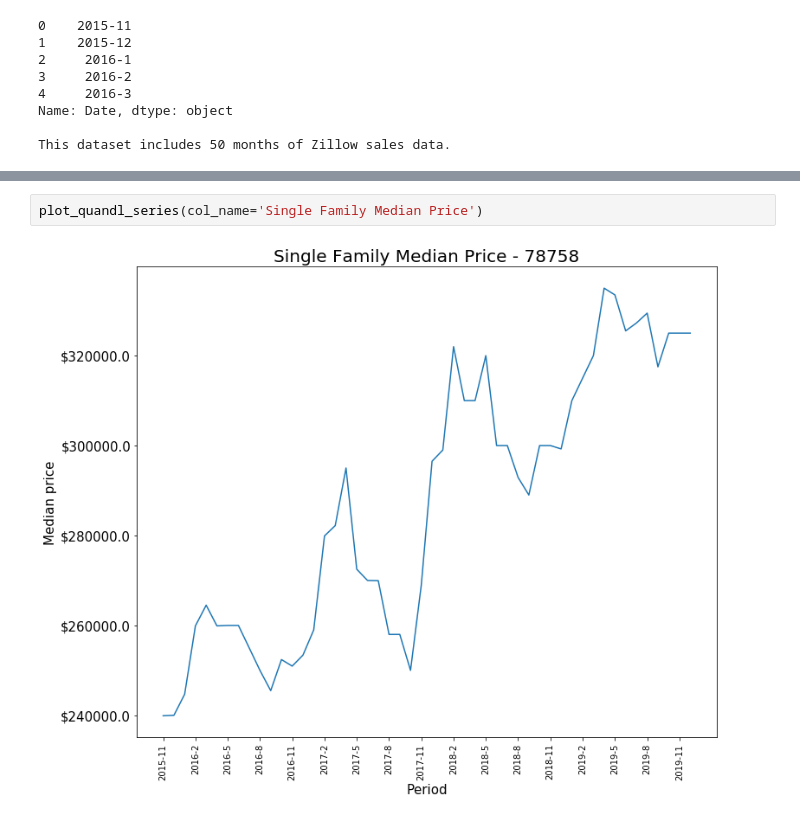
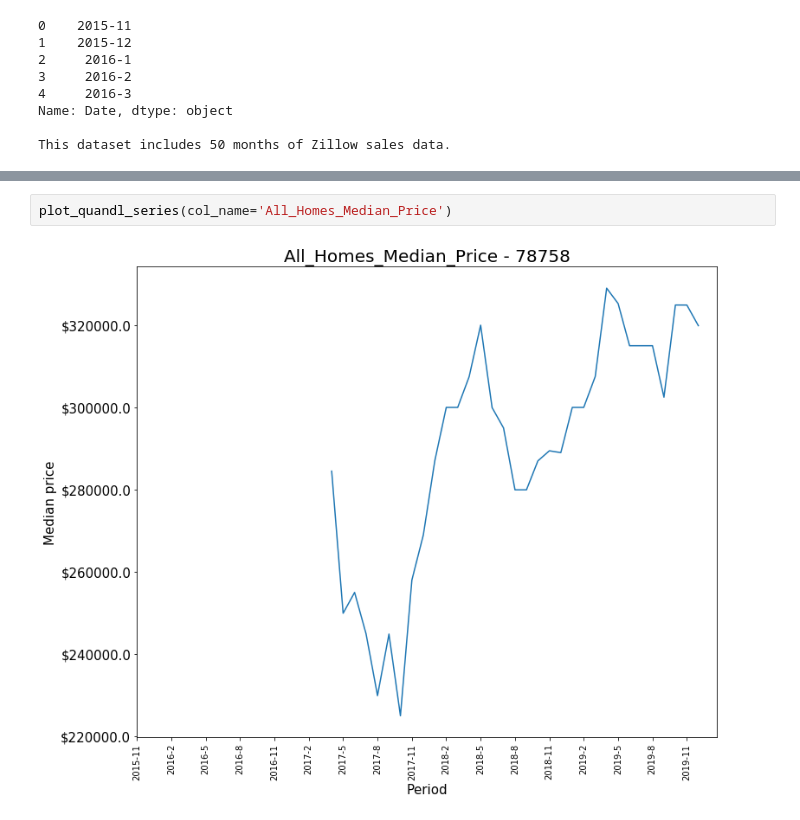
Before and after one commit to megganlanpher/API_Extracting-Building-Values, a Jupyter notebook: code-zillow-detail.ipynb, the cells around one changed output, grey strips where cells are left out. Drawn from its saved outputs; the diff is of its cells as text.

Commit message:
zillow images

```diff
--- a/code-zillow-detail.ipynb
+++ b/code-zillow-detail.ipynb
@@ -117,4 +113,4 @@ plot_quandl_series(col_name='All Homes Median Price')
-# %%
-plot_quandl_series(col_name='Single Family Median Price')
-# %% [output]
-[figure, removed]
+# %%
+plot_quandl_series(col_name='All_Homes_Median_Price')
+# %% [output]
+[figure, added]
```
Also changed, not shown: parts of 5 cells of this notebook, 6 other files.
